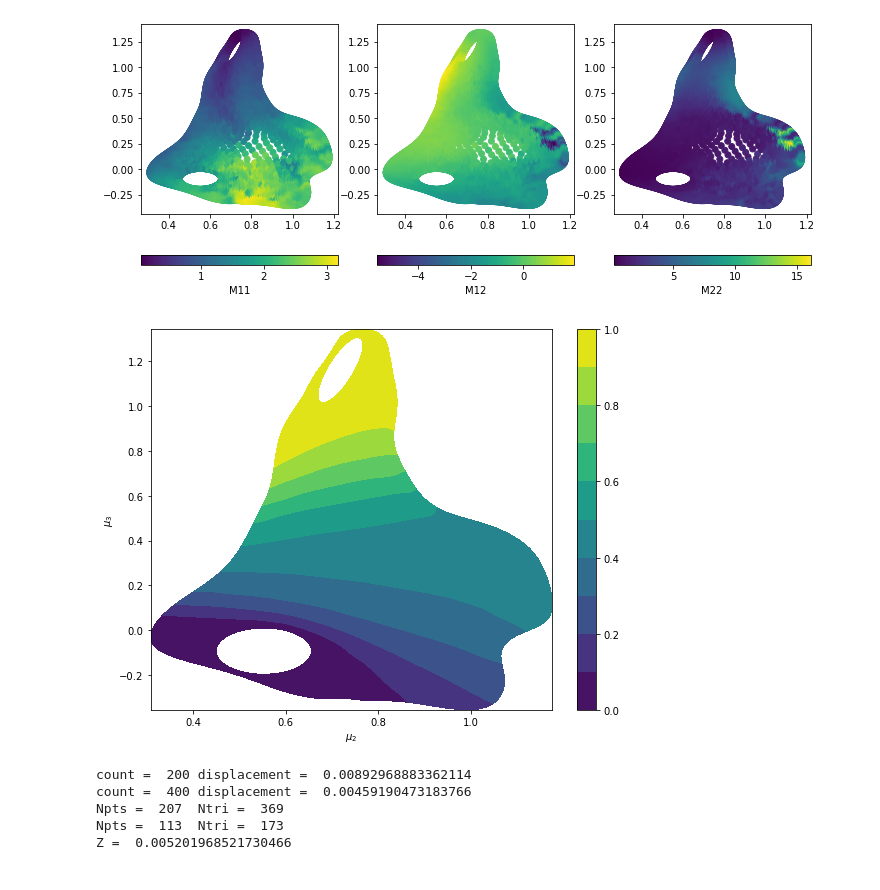
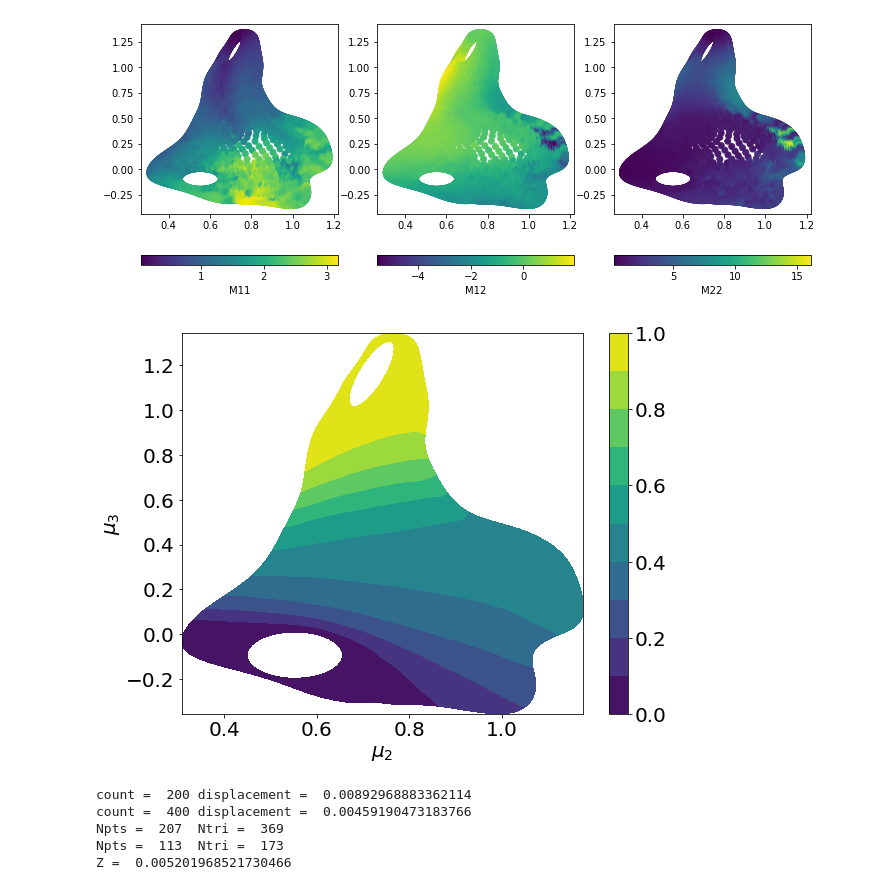
Before and after one commit to margotyjx/Optimal_control, a Jupyter notebook: LJ7_2D/LJ7/LJ7_ABellipses.ipynb, the cells around one changed output. Saved outputs shown, nothing was run; the diff lists cells and outputs as text; code cells hidden in the pictures.

```diff
--- a/LJ7_2D/LJ7/LJ7_ABellipses.ipynb
+++ b/LJ7_2D/LJ7/LJ7_ABellipses.ipynb
@@ -231,17 +231,18 @@ q = np.loadtxt('LJ7_ABellipses_q.csv', delimiter=',')
 # %%
 # visualize the committor
 fig = plt.gcf()
 fig.set_size_inches(9, 7)
 plt.tricontourf(pts[:,0], pts[:,1],tri,q,np.array([0,0.1,0.2,0.3,0.4,0.5,0.6,0.7,0.8,0.9,1]))
-plt.colorbar(orientation="vertical")
-plt.xlabel('$\mu_2$')
-plt.ylabel('$\mu_3$')
+# plt.colorbar(orientation="vertical")
+plt.xlabel('$\mu_2$',fontsize=20)
+plt.ylabel('$\mu_3$',fontsize=20)
 # axes=plt.gca()
 # axes.set_aspect(1)
+plt.colorbar()
 plt.rcParams.update({'font.size': 20})
 plt.savefig('LJ72D_committor_ABellipses.pdf')
 # %% [output]
-[figure, old version]
+[figure, new version]
 # %%
 xa = 0.5526
 ya = -0.0935
```
Also changed, not shown: 21 other files.
